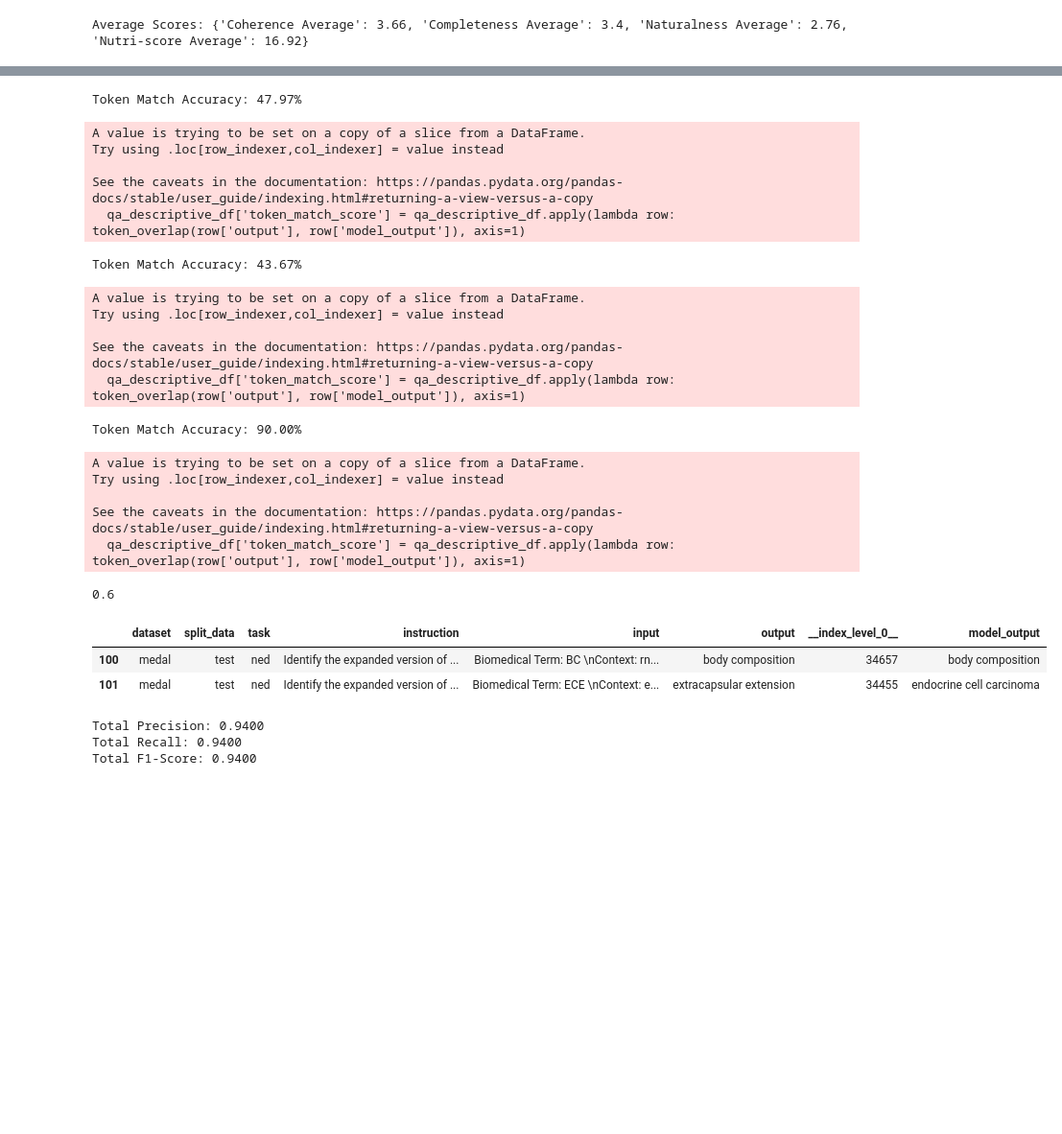
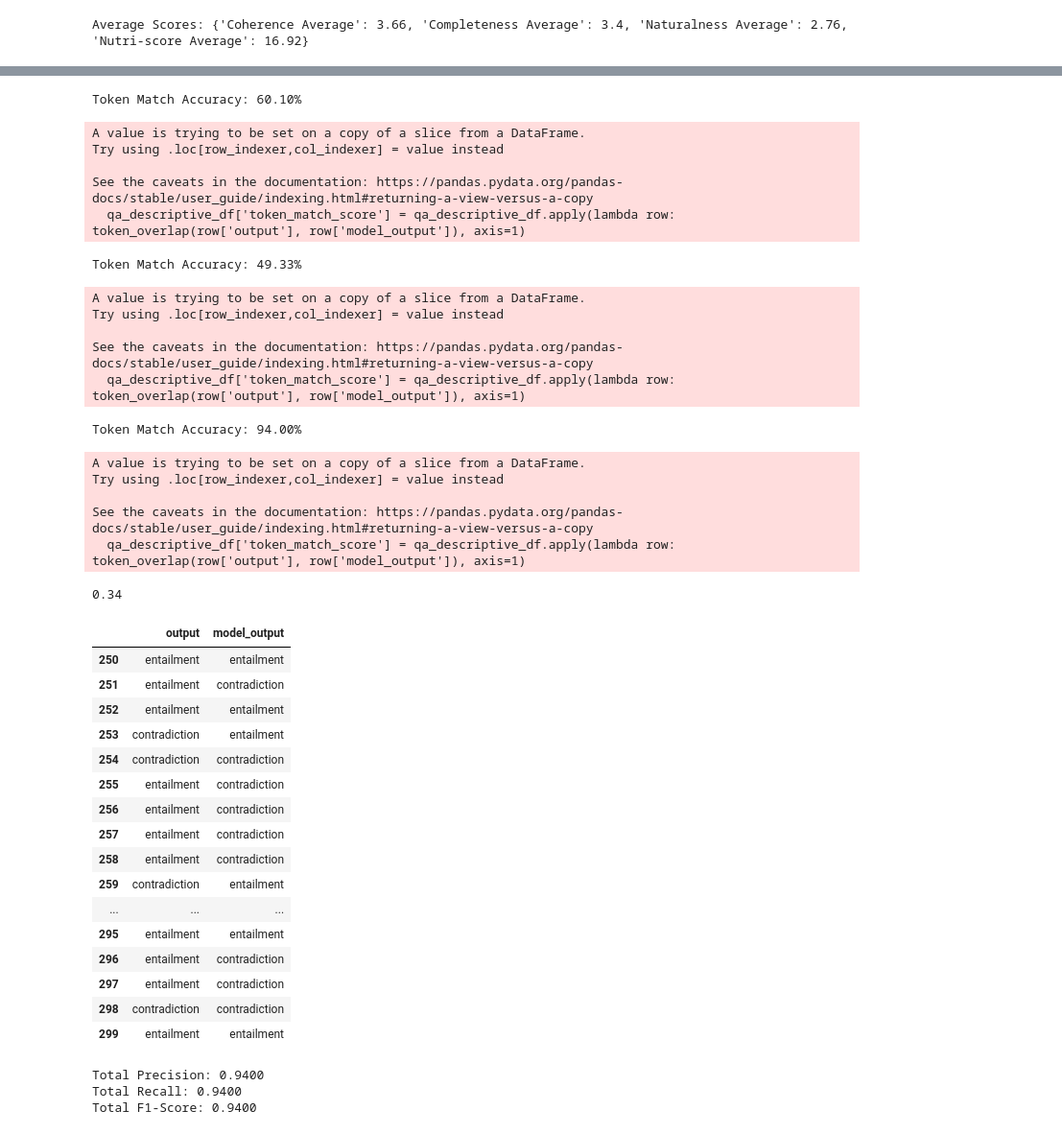
Before and after one commit to HwangIsAce/llm_for_diabetes, a Jupyter notebook: src/model/unsloth/performance_analysis_backup.ipynb, the cells around one changed output, grey strips where cells are left out. Shown: that part at 96% size. Saved outputs shown, nothing was run; the diff lists cells and outputs as text; code cells hidden in the pictures; blank space fills up the shorter version.

```diff
--- a/src/model/performance_analysis copy.ipynb
+++ b/src/model/unsloth/performance_analysis_backup.ipynb
@@ -787,7 +787,7 @@ Average Scores: {'Coherence Average': 3.66, 'Completeness Average': 3.4, 'Natura
 # %%
 import json
 
-file_path = "/data/jaesung/llm_for_diabetes/src/model/inference_results_0130.jsonl"
+file_path = "/data/jaesung/llm_for_diabetes/src/model/inference_results_test.jsonl"
 
 data = []
 with open(file_path, 'r', encoding='utf-8') as f:
@@ -902,7 +901,7 @@ accuracy = qa_descriptive_df['token_match_score'].mean()
 
 print(f"Token Match Accuracy: {accuracy:.2%}")
 # %% [output]
-Token Match Accuracy: 47.97%
+Token Match Accuracy: 60.10%
 A value is trying to be set on a copy of a slice from a DataFrame.
 Try using .loc[row_indexer,col_indexer] = value instead
 
@@ -932,7 +931,7 @@ accuracy = qa_descriptive_df['token_match_score'].mean()
 
 print(f"Token Match Accuracy: {accuracy:.2%}")
 # %% [output]
-Token Match Accuracy: 43.67%
+Token Match Accuracy: 49.33%
 A value is trying to be set on a copy of a slice from a DataFrame.
 Try using .loc[row_indexer,col_indexer] = value instead
 
@@ -962,7 +961,7 @@ accuracy = qa_descriptive_df['token_match_score'].mean()
 
 print(f"Token Match Accuracy: {accuracy:.2%}")
 # %% [output]
-Token Match Accuracy: 90.00%
+Token Match Accuracy: 94.00%
 A value is trying to be set on a copy of a slice from a DataFrame.
 Try using .loc[row_indexer,col_indexer] = value instead
 
@@ -980,13 +979,27 @@ nli_acc = correct_predictions / total_predictions
 
 print(nli_acc)  # bioinstruct - 0.33
 # %% [output]
-0.6
+0.34
 # %%
-df[df['task'] == 'ned'].head(2)
+df[df['task']=='nli'][['output', 'model_output']]
 # %% [output]
-|  | dataset | split_data | task | instruction | input | output | __index_level_0__ | model_output |
-| 100 | medal | test | ned | Identify the expanded version of ... | Biomedical Term: BC \nContext: rn... | body composition | 34657 | body composition |
-| 101 | medal | test | ned | Identify the expanded version of ... | Biomedical Term: ECE \nContext: e... | extracapsular extension | 34455 | endocrine cell carcinoma |
+|  | output | model_output |
+| 250 | entailment | entailment |
+| 251 | entailment | contradiction |
+| 252 | entailment | entailment |
+| 253 | contradiction | entailment |
+| 254 | contradiction | contradiction |
+| 255 | entailment | contradiction |
+| 256 | entailment | contradiction |
+| 257 | entailment | contradiction |
+| 258 | entailment | contradiction |
+| 259 | contradiction | entailment |
+| ... | ... | ... |
+| 295 | entailment | entailment |
+| 296 | entailment | contradiction |
+| 297 | entailment | contradiction |
+| 298 | contradiction | contradiction |
+| 299 | entailment | entailment |
 # %%
 import pandas as pd
 
```
Also changed, not shown: parts of 24 cells of this notebook, 5 other files.
